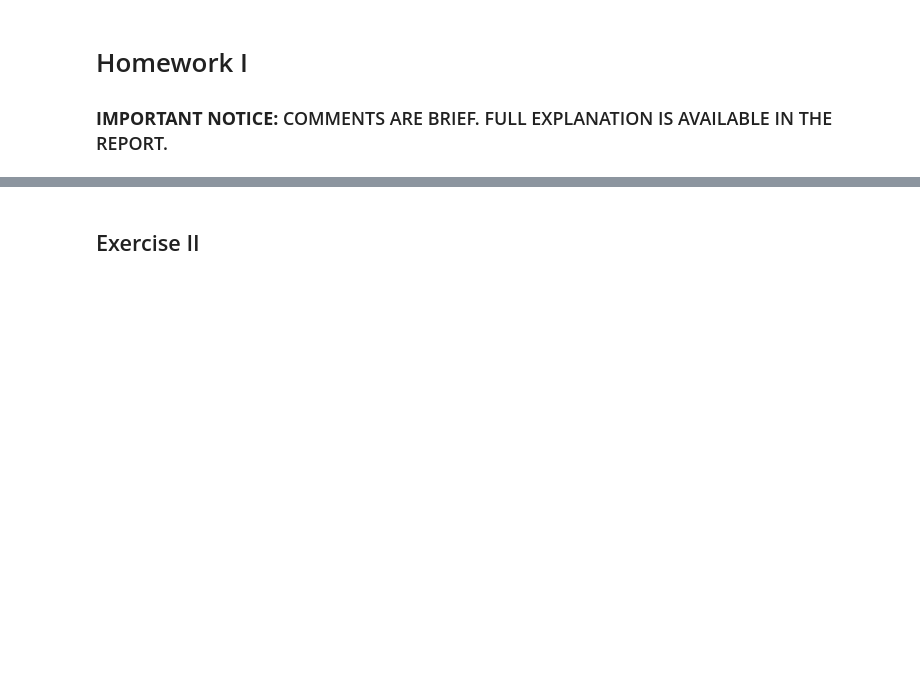
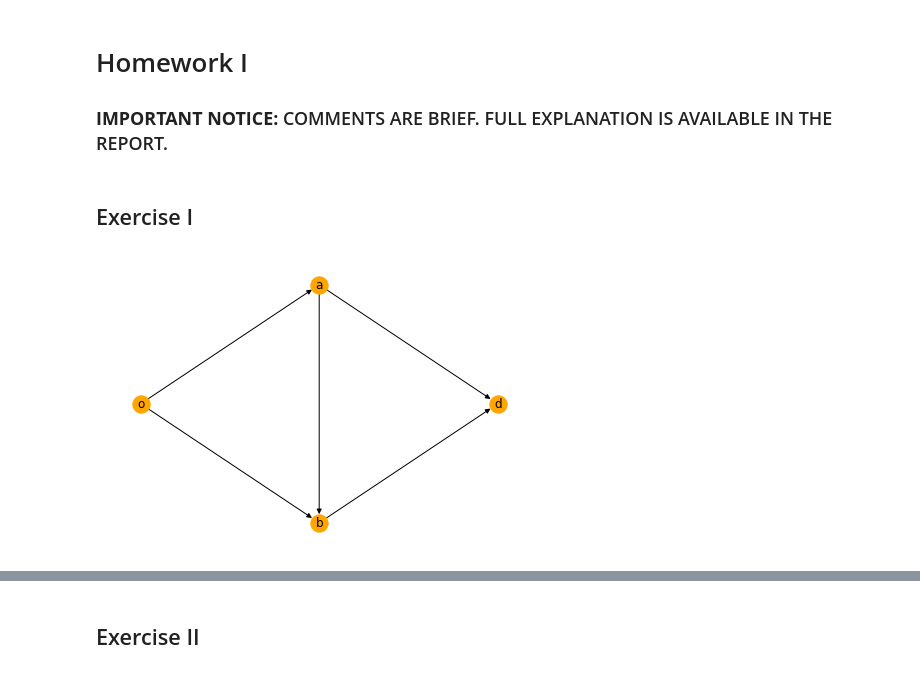
Before and after one commit to shanmcm/Network-Dynamics, a Jupyter notebook: Part1/solution.ipynb, the cells around one changed output, grey strips where cells are left out. Drawn from its saved outputs; the diff is of its cells as text; code cells hidden in the pictures; blank space fills up the shorter version.

```diff
--- a/Part1/solution.ipynb
+++ b/Part1/solution.ipynb
@@ -2,6 +2,8 @@
 # Homework I
 
 ### **IMPORTANT NOTICE:** COMMENTS ARE BRIEF. FULL EXPLANATION IS AVAILABLE IN THE REPORT.
+# %% [markdown]
+## Exercise I
 # %%
 # import useful libraries
 
@@ -11,3 +13,19 @@ import scipy.io
 import cvxpy as cp
 import matplotlib.pyplot as plt
 %matplotlib inline
+# %%
+# Create and plot the graph (red labels denote the capacities)
+
+G = nx.DiGraph()
+G.add_edges_from([('o','a'),('o','b'),('a','b'),('b','d'),('a','d')])
+pos = {'o':[-1,0], 'a':[0,1], 'b':[0,-1], 'd':[1,0]}
+
+G['o']['a']['capacity'] = 3
+G['o']['b']['capacity'] = 2
+G['a']['b']['capacity'] = 2
+G['b']['d']['capacity'] = 2
+G['a']['d']['capacity'] = 3
+
+nx.draw(G, pos, node_color='orange',with_labels = True)
+# %% [output]
+[figure, added]
```
Also changed, not shown: parts of 10 cells of this notebook, 1 other file.
